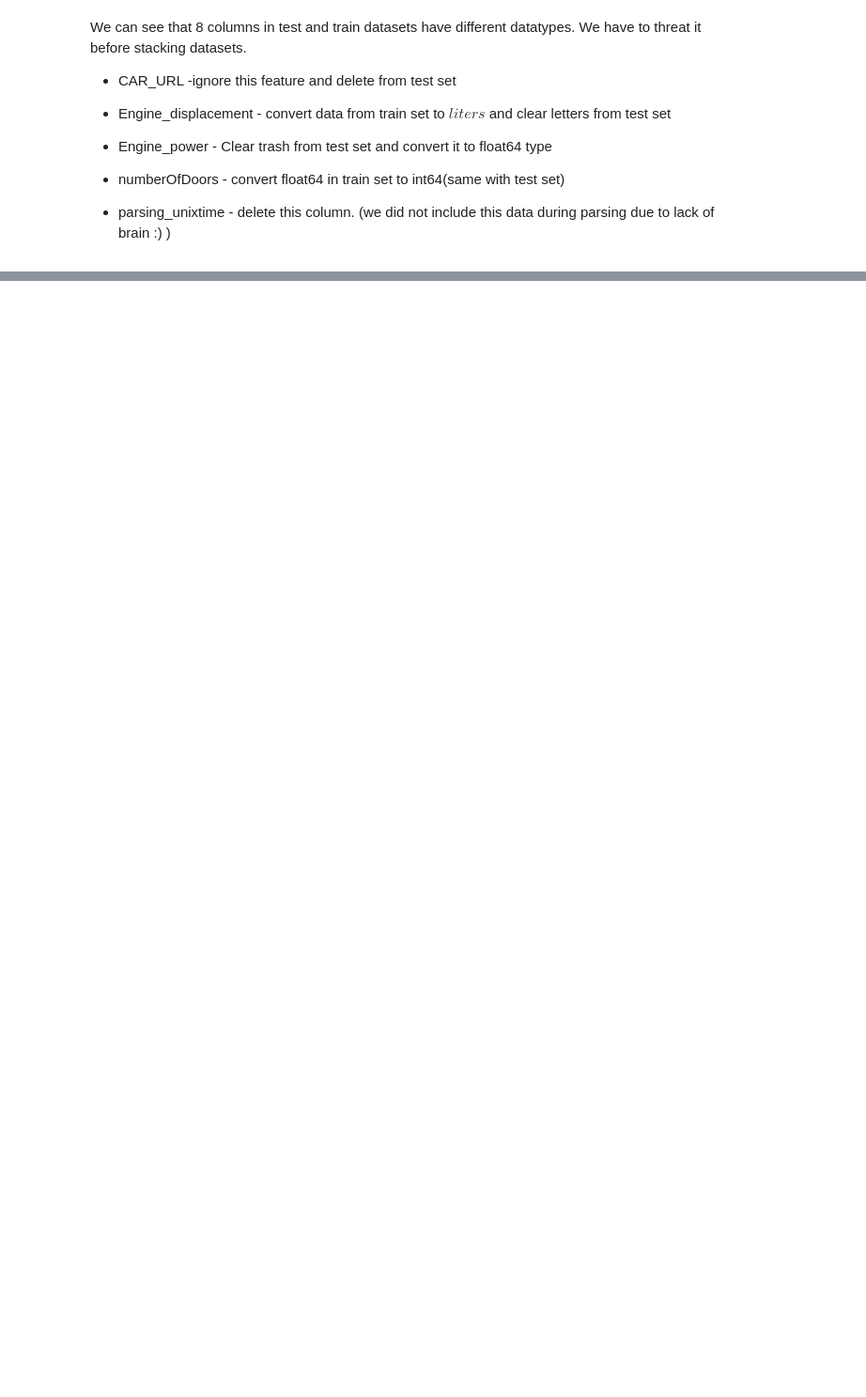
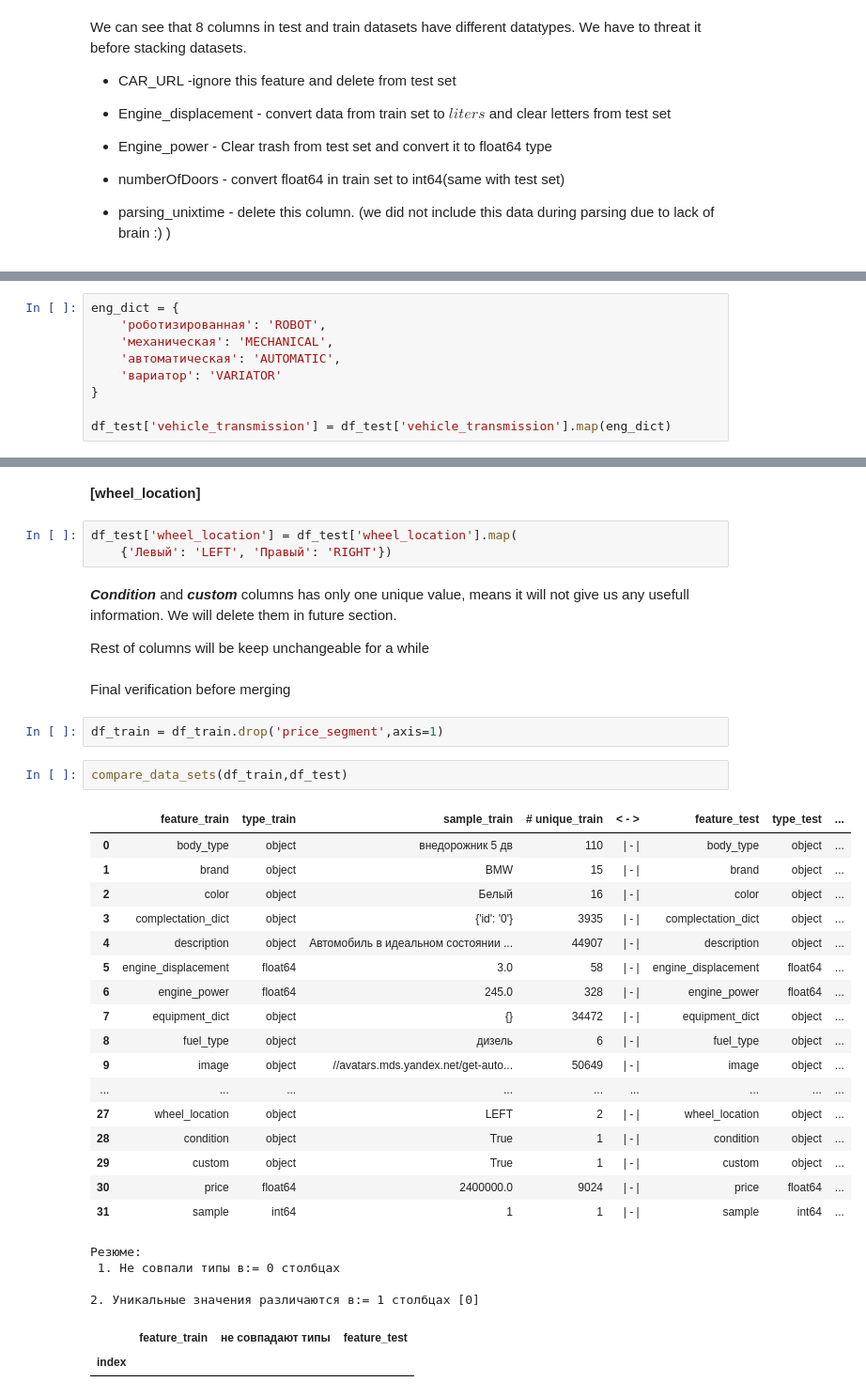
Before and after one commit to Paull-dark/PET_Projects_-SF-, a Jupyter notebook: module_6_Cars/Choose a car profitably(the _A_Team).ipynb, the cells around one changed output, grey strips where cells are left out. Shown at 94% size. Cells and saved outputs as stored; diff of their text form; blank space fills up the shorter version.

```diff
--- a/module_6_Cars/Choose a car profitably(the _A_Team).ipynb
+++ b/module_6_Cars/Choose a car profitably(the _A_Team).ipynb
@@ -359,0 +488,9 @@ We can see that 8 columns in test and train datasets have different datatypes. W
+# %%
+eng_dict = {
+    'роботизированная': 'ROBOT',
+    'механическая': 'MECHANICAL',
+    'автоматическая': 'AUTOMATIC',
+    'вариатор': 'VARIATOR'
+}
+
+df_test['vehicle_transmission'] = df_test['vehicle_transmission'].map(eng_dict)
@@ -359,0 +504,39 @@ We can see that 8 columns in test and train datasets have different datatypes. W
+# %% [markdown]
+**[wheel_location]**
+# %%
+df_test['wheel_location'] = df_test['wheel_location'].map(
+    {'Левый': 'LEFT', 'Правый': 'RIGHT'})
+# %% [markdown]
+***Condition*** and ***custom*** columns has only one unique value, means it will not give us any usefull information. We will delete them in future section.
+
+Rest of columns will be keep unchangeable for a while
+# %% [markdown]
+Final verification before merging
+# %%
+df_train = df_train.drop('price_segment',axis=1)
+# %%
+compare_data_sets(df_train,df_test)
+# %% [output]
+|  | feature_train | type_train | sample_train | # unique_train | < - > | feature_test | type_test | ... |
+| 0 | body_type | object | внедорожник 5 дв | 110 | | - | | body_type | object | ... |
+| 1 | brand | object | BMW | 15 | | - | | brand | object | ... |
+| 2 | color | object | Белый | 16 | | - | | color | object | ... |
+| 3 | complectation_dict | object | {'id': '0'} | 3935 | | - | | complectation_dict | object | ... |
+| 4 | description | object | Автомобиль в идеальном состоянии ... | 44907 | | - | | description | object | ... |
+| 5 | engine_displacement | float64 | 3.0 | 58 | | - | | engine_displacement | float64 | ... |
+| 6 | engine_power | float64 | 245.0 | 328 | | - | | engine_power | float64 | ... |
+| 7 | equipment_dict | object | {} | 34472 | | - | | equipment_dict | object | ... |
+| 8 | fuel_type | object | дизель | 6 | | - | | fuel_type | object | ... |
+| 9 | image | object | //avatars.mds.yandex.net/get-auto... | 50649 | | - | | image | object | ... |
+| ... | ... | ... | ... | ... | ... | ... | ... | ... |
+| 27 | wheel_location | object | LEFT | 2 | | - | | wheel_location | object | ... |
+| 28 | condition | object | True | 1 | | - | | condition | object | ... |
+| 29 | custom | object | True | 1 | | - | | custom | object | ... |
+| 30 | price | float64 | 2400000.0 | 9024 | | - | | price | float64 | ... |
+| 31 | sample | int64 | 1 | 1 | | - | | sample | int64 | ... |
+Резюме:
+ 1. Не совпали типы в:= 0 столбцах
+
+2. Уникальные значения различаются в:= 1 столбцах [0]
+|  | feature_train | не совпадают типы | feature_test |
+| index |  |  |  |
```
Also changed, not shown: parts of 53 cells of this notebook, 1 other file.
